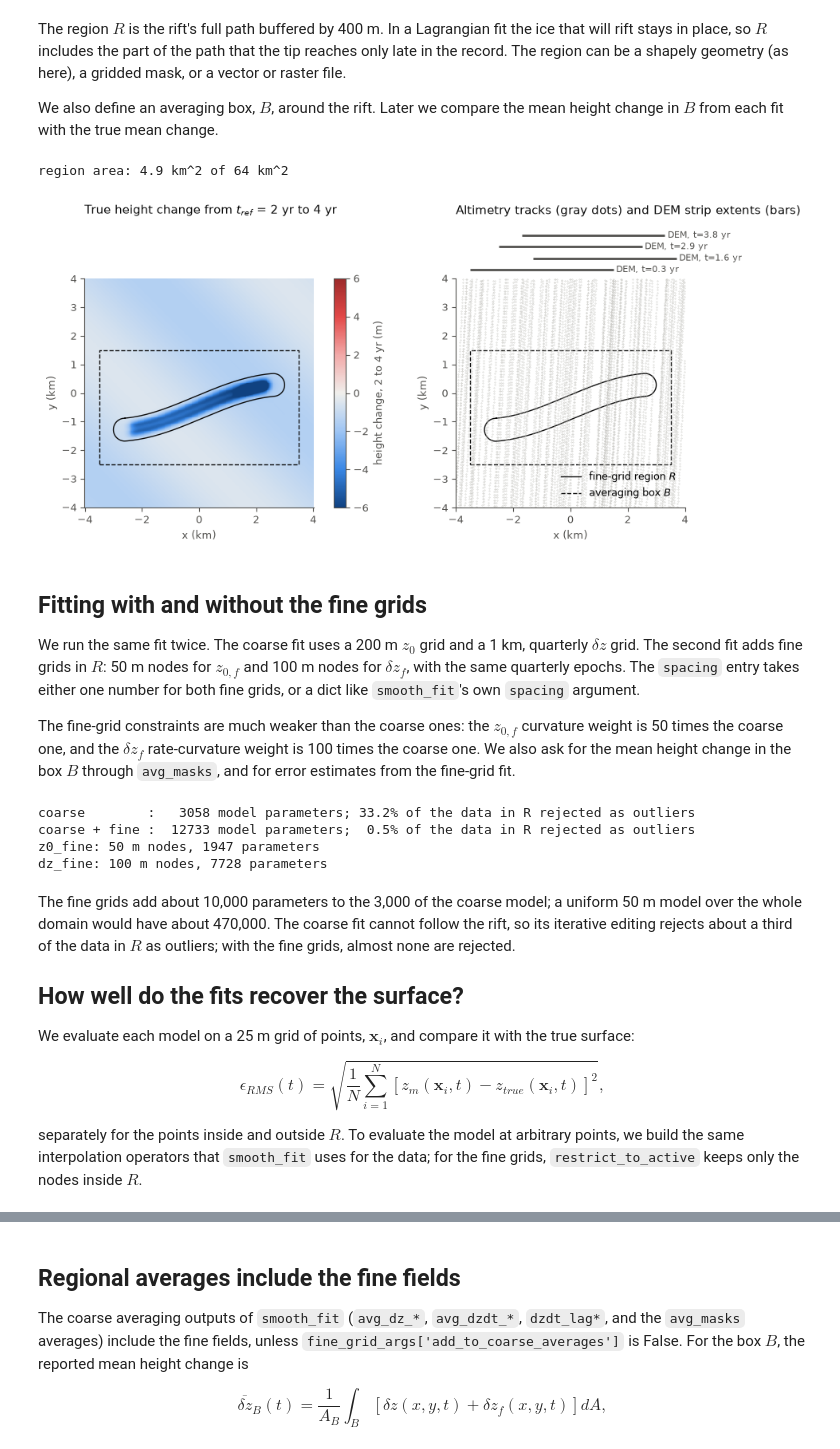
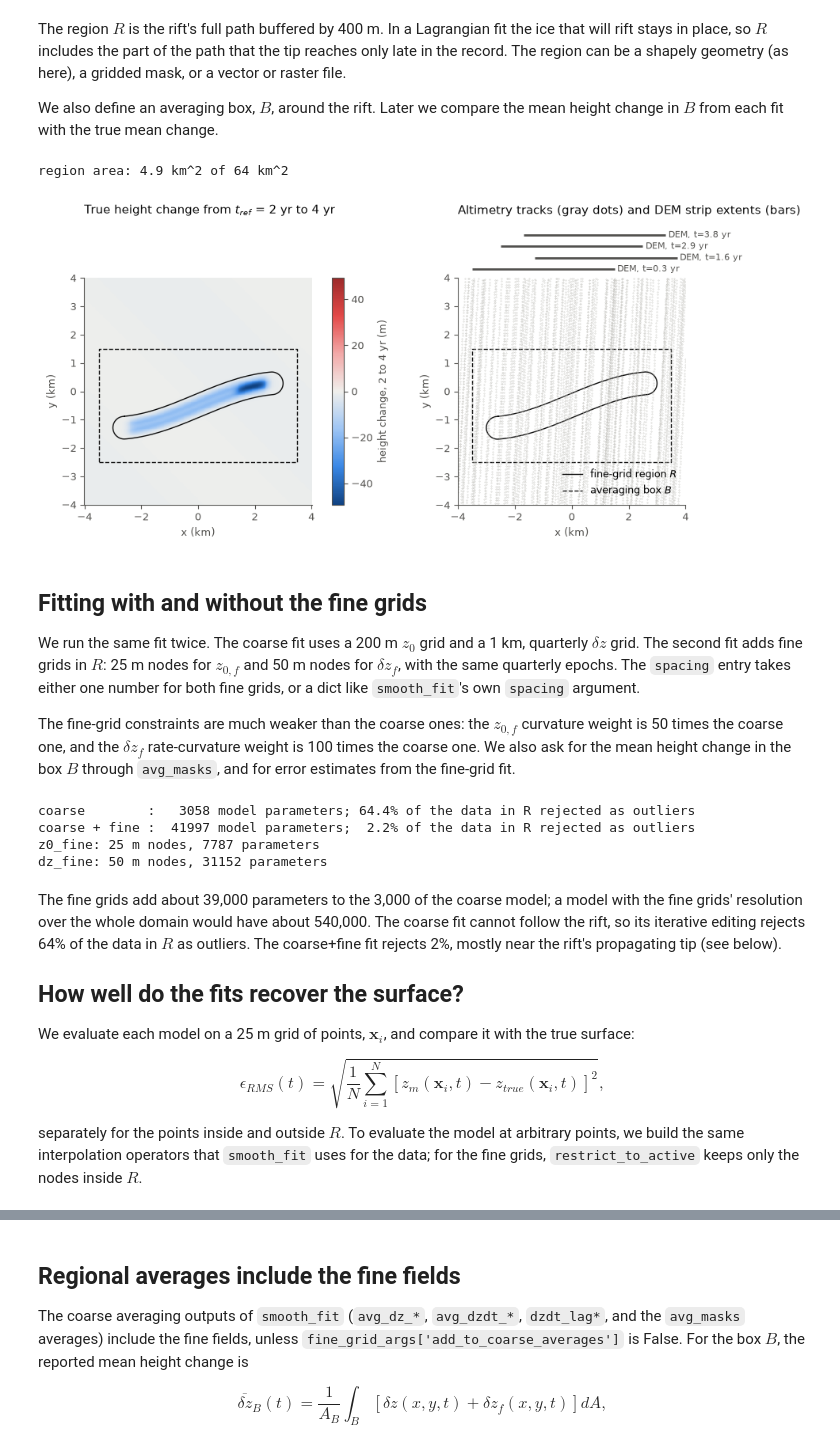
Before and after one commit to SmithB/LSsurf, a Jupyter notebook: notebooks/fine_grid_demo.ipynb, the cells around one changed output, grey strips where cells are left out. Saved outputs shown, nothing was run; the diff lists cells and outputs as text; code cells hidden in the pictures.

```diff
--- a/notebooks/fine_grid_demo.ipynb
+++ b/notebooks/fine_grid_demo.ipynb
@@ -64,7 +64,7 @@ def rift(x, y, t):
     d = (y - rift_y(x))/np.sqrt(1+slope**2)
     x_tip = 400 + 500*t
     taper = 0.25*(1+np.tanh((x+2400)/150))*(1-np.tanh((x-x_tip)/150))
-    return -(4+2*t)*np.exp(-0.5*(d/(60+20*t))**2)*taper
+    return -4*(4+2*t)*np.exp(-0.5*(d/(60+20*t))**2)*taper
 
 def z_true(x, y, t):
     z_bg = 50 + 2e-3*x - 1e-3*y + 3*np.cos(2*np.pi*x/6000)*np.cos(2*np.pi*y/7000)
@@ -105,39 +105,40 @@ print(f'region area: {region.area/1e6:.1f} km^2 of {(2*HW)**2/1e6:.0f} km^2')
 # averaging box: the 1-km cells of the dz nodes with |x| <= 3 km, -2 km <= y <= 1 km
 box_bounds = {'x': [-3500, 3500], 'y': [-2500, 1500]}
 xm = np.arange(-HW, HW+1, 100.)
 xmg, ymg = np.meshgrid(xm, xm)
 box = pc.grid.data().from_dict({'x': xm, 'y': xm, 'z': ((np.abs(xmg) <= 3500) & (ymg >= -2500) & (ymg <= 1500)).astype(float)})
 
 fig, ax = plt.subplots(1, 2, figsize=(10, 4.3), constrained_layout=True)
 xx = np.arange(-HW, HW+1, 25.)
 xg, yg = np.meshgrid(xx, xx)
 change = z_true(xg, yg, 4.) - z_true(xg, yg, t_ref)
-h = ax[0].pcolormesh(xx/1000, xx/1000, change, cmap=div_cmap, norm=TwoSlopeNorm(0, -6, 6), shading='nearest')
+lim = np.abs(change).max()
+h = ax[0].pcolormesh(xx/1000, xx/1000, change, cmap=div_cmap, norm=TwoSlopeNorm(0, -lim, lim), shading='nearest')
 fig.colorbar(h, ax=ax[0], label='height change, 2 to 4 yr (m)')
 ax[0].set_title('True height change from $t_{ref}$ = 2 yr to 4 yr', loc='left', color=ink, pad=58)
 for this_ax in ax:
     this_ax.plot(*np.array(region.exterior.xy)/1000, color=ink, lw=1, label='fine-grid region $R$')
     this_ax.plot(np.array(box_bounds['x'])[[0, 1, 1, 0, 0]]/1000, np.array(box_bounds['y'])[[0, 0, 1, 1, 0]]/1000,
                  color=ink, lw=1, ls='--', label='averaging box $B$')
     this_ax.set_aspect('equal')
     this_ax.set_xlabel('x (km)'); this_ax.set_ylabel('y (km)')
 alt = data[data.sensor == 0]
 ax[1].plot(alt.x[::5]/1000, alt.y[::5]/1000, '.', color='#b8b7b1', ms=0.5)
 # each DEM strip covers the full y range; show its x extent above the domain
 for i, (t, xc) in enumerate(zip(DEM_times, DEM_xc)):
     y_bar = (HW + 300 + 400*i)/1000
     ax[1].plot([(xc-2500)/1000, (xc+2500)/1000], [y_bar, y_bar], color=ink2, lw=2, solid_capstyle='butt', clip_on=False)
     ax[1].text((xc+2600)/1000, y_bar, f'DEM, t={t} yr', va='center', fontsize=8, color=ink2, clip_on=False)
 ax[1].set_xlim(-HW/1000, HW/1000); ax[1].set_ylim(-HW/1000, HW/1000)
 ax[1].set_title('Altimetry tracks (gray dots) and DEM strip extents (bars)', loc='left', color=ink, pad=58)
 ax[1].legend(loc='lower right', frameon=False);
 # %% [output]
 region area: 4.9 km^2 of 64 km^2
-[figure, old version]
+[figure, new version]
 # %% [markdown]
 ## Fitting with and without the fine grids
 
-We run the same fit twice.  The coarse fit uses a 200 m $z_0$ grid and a 1 km, quarterly $\delta z$ grid.  The second fit adds fine grids in $R$: 50 m nodes for $z_{0,f}$ and 100 m nodes for $\delta z_f$, with the same quarterly epochs.  The `spacing` entry takes either one number for both fine grids, or a dict like `smooth_fit`'s own `spacing` argument.
+We run the same fit twice.  The coarse fit uses a 200 m $z_0$ grid and a 1 km, quarterly $\delta z$ grid.  The second fit adds fine grids in $R$: 25 m nodes for $z_{0,f}$ and 50 m nodes for $\delta z_f$, with the same quarterly epochs.  The `spacing` entry takes either one number for both fine grids, or a dict like `smooth_fit`'s own `spacing` argument.
 
 The fine-grid constraints are much weaker than the coarse ones: the $z_{0,f}$ curvature weight is 50 times the coarse one, and the $\delta z_f$ rate-curvature weight is 100 times the coarse one.  We also ask for the mean height change in the box $B$ through `avg_masks`, and for error estimates from the fine-grid fit.
 # %%
@@ -147,7 +148,7 @@ fit_args = dict(data=data, ctr={'x': 0., 'y': 0., 't': 2.}, W={'x': 2*HW, 'y': 2
                 max_iterations=5, dzdt_lags=[1], avg_masks={'box': box}, solver='cholmod', VERBOSE=False)
 
 fine_grid_args = {'region': region,
-                  'spacing': {'z0': 50, 'dz': 100},
+                  'spacing': {'z0': 25, 'dz': 50},
                   'E_RMS': {'d2z0_dx2': 1.0, 'd3z_dx2dt': 0.3, 'd2z_dt2': 100}}
 
 S_coarse = smooth_fit(**fit_args)
@@ -161,12 +162,12 @@ for name in ['z0_fine', 'dz_fine']:
     grid = S_fine['grids'][name]
     print(f"{name}: {grid.delta[0]:.0f} m nodes, {grid.N_active} parameters")
 # %% [output]
-coarse        :   3058 model parameters; 33.2% of the data in R rejected as outliers
-coarse + fine :  12733 model parameters;  0.5% of the data in R rejected as outliers
-z0_fine: 50 m nodes, 1947 parameters
-dz_fine: 100 m nodes, 7728 parameters
+coarse        :   3058 model parameters; 64.4% of the data in R rejected as outliers
+coarse + fine :  41997 model parameters;  2.2% of the data in R rejected as outliers
+z0_fine: 25 m nodes, 7787 parameters
+dz_fine: 50 m nodes, 31152 parameters
 # %% [markdown]
-The fine grids add about 10,000 parameters to the 3,000 of the coarse model; a uniform 50 m model over the whole domain would have about 470,000.  The coarse fit cannot follow the rift, so its iterative editing rejects about a third of the data in $R$ as outliers; with the fine grids, almost none are rejected.
+The fine grids add about 39,000 parameters to the 3,000 of the coarse model; a model with the fine grids' resolution over the whole domain would have about 540,000.  The coarse fit cannot follow the rift, so its iterative editing rejects 64% of the data in $R$ as outliers.  The coarse+fine fit rejects 2%, mostly near the rift's propagating tip (see below).
 
 ## How well do the fits recover the surface?
 
```
Also changed, not shown: parts of 19 cells of this notebook, 1 other file.
